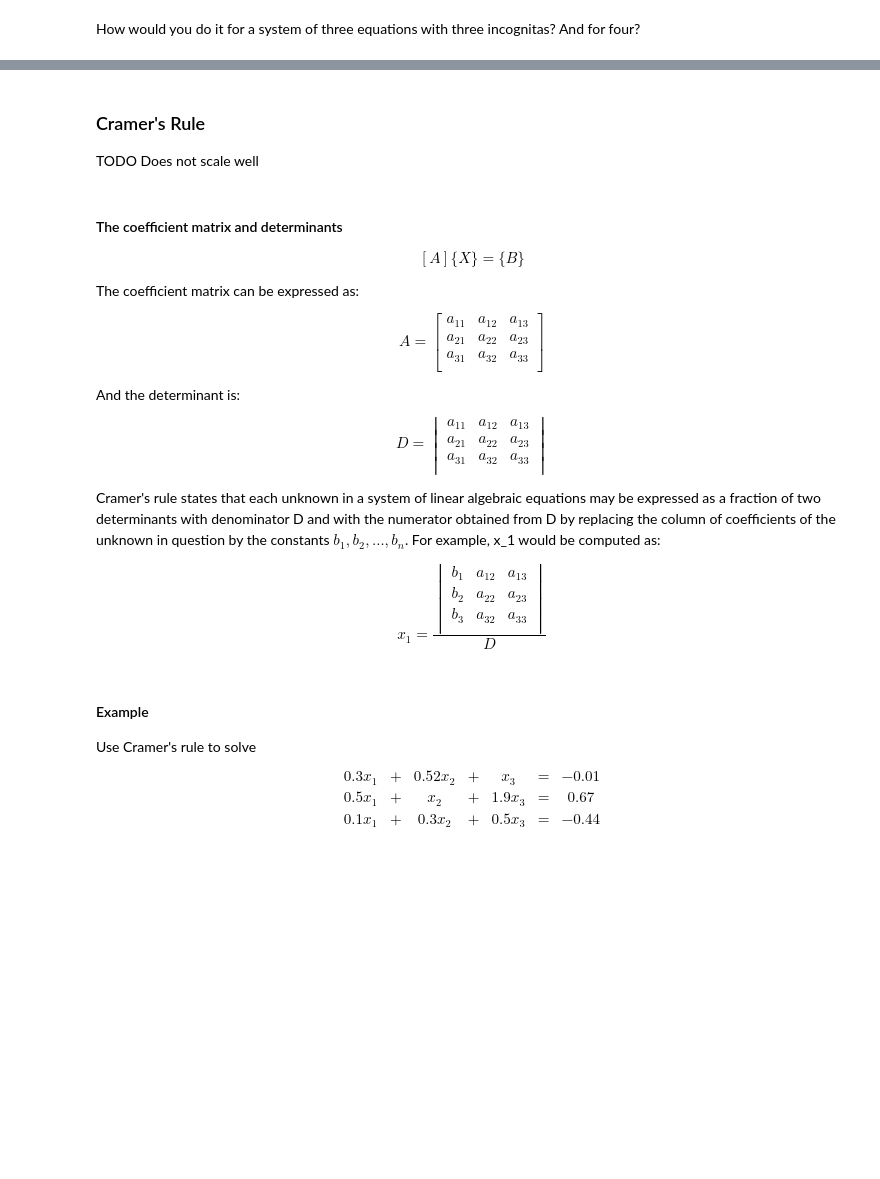
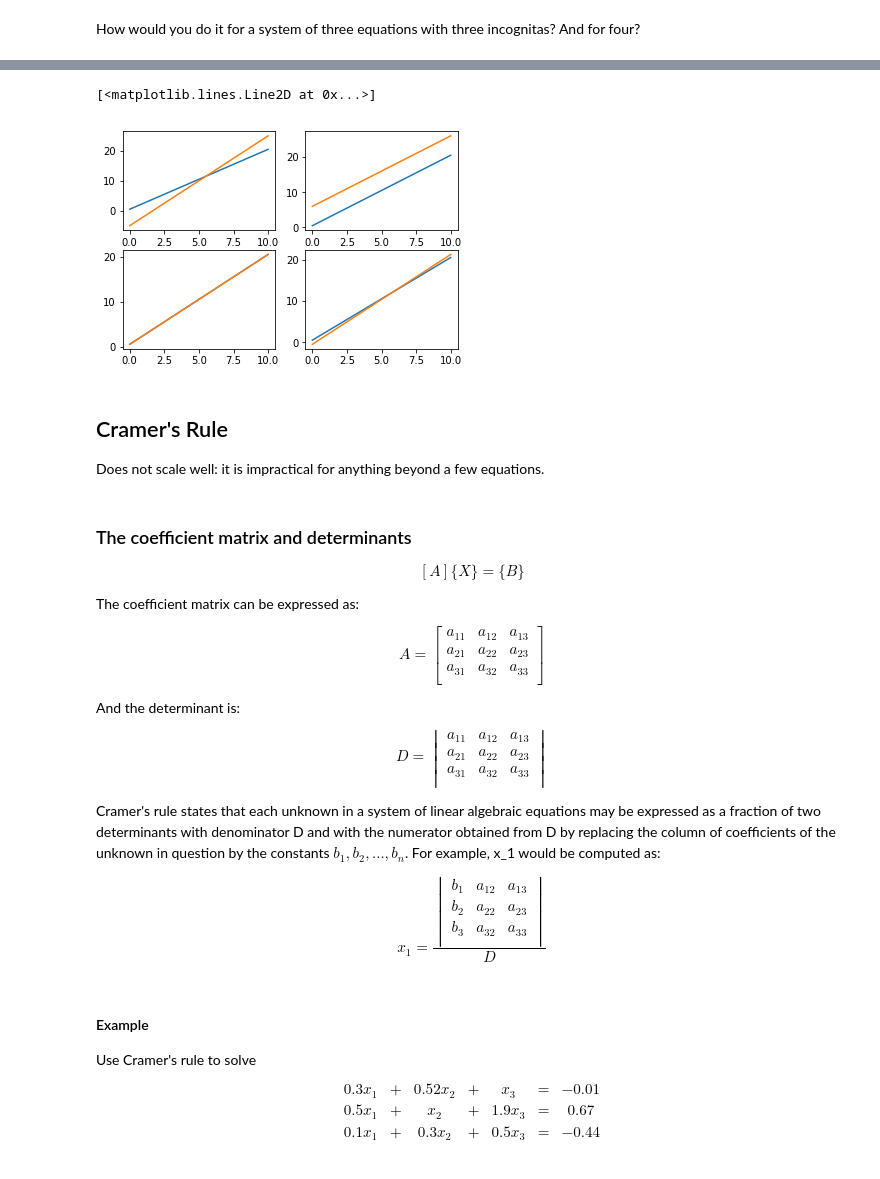
Before and after one commit to danimateos/numerical_methods, a Jupyter notebook: section-03.ipynb, the cells around one changed output, grey strips where cells are left out. Drawn from its saved outputs; the diff is of its cells as text; code cells hidden in the pictures; blank space fills up the shorter version.

```diff
--- a/section-03.ipynb
+++ b/section-03.ipynb
@@ -41,9 +50,37 @@ How would you do it for a system of three equations with three incognitas? And f
+# %%
+f, axes = plt.subplots(2, 2)
+
+xs = np.linspace(0, 10)
+
+well_1 = 2 * xs + 1/2
+well_2 = 3 * xs - 5
+
+a_1 = 2 * xs + 1/2
+a_2 = 2 * xs + 6
+
+b_1 = 2 * xs + 1/2
+b_2 = 4 * xs / 2 + 1/2
+
+c_1 = 2 * xs + 1/2
+c_2 = 5/2.3 * xs + -.5
+
+axes[0,0].plot(xs, well_1)
+axes[0,0].plot(xs, well_2)
+axes[0,1].plot(xs, a_1)
+axes[0,1].plot(xs, a_2)
+axes[1,0].plot(xs, b_1)
+axes[1,0].plot(xs, b_2)
+axes[1,1].plot(xs, c_1)
+axes[1,1].plot(xs, c_2)
+# %% [output]
+[<matplotlib.lines.Line2D at 0x...>]
+[figure, added]
 # %% [markdown]
-### Cramer's Rule
+## Cramer's Rule
 
-TODO Does not scale well
+Does not scale well: it is impractical for anything beyond a few equations.
 # %% [markdown]
-#### The coefficient matrix and determinants
+### The coefficient matrix and determinants
 
 $$[A]\{X\} = \{B\}$$
 
```
Also changed, not shown: parts of 31 cells of this notebook, 7 other files.
